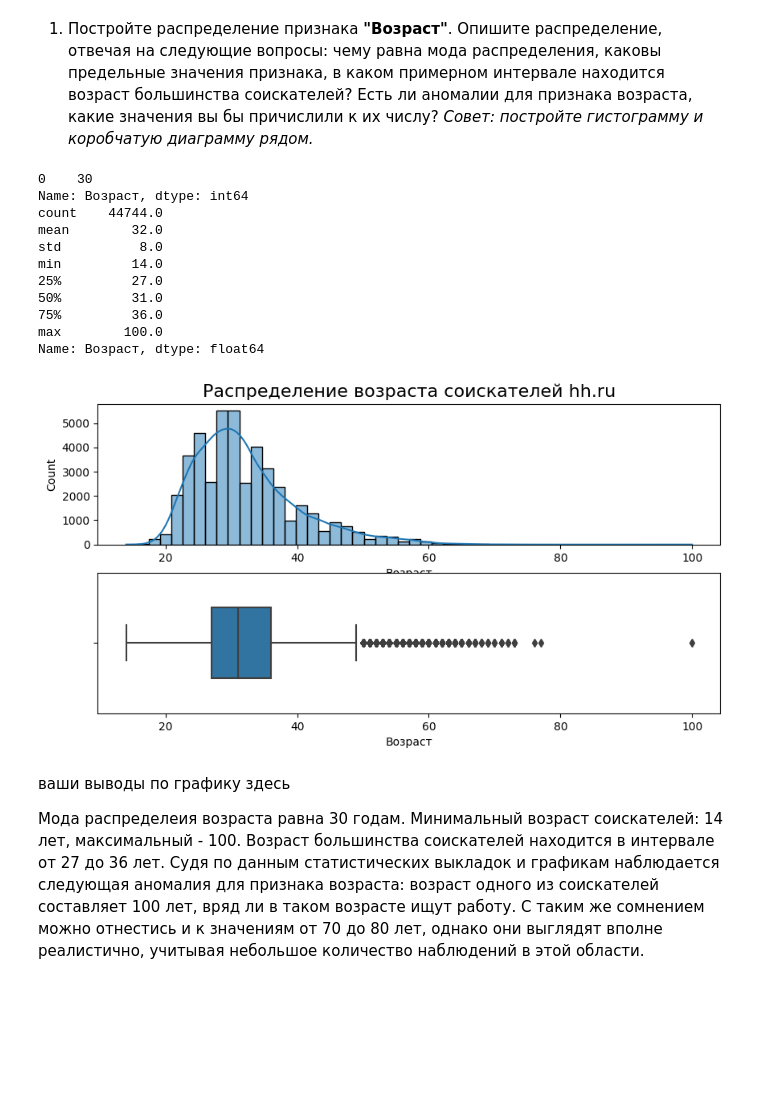
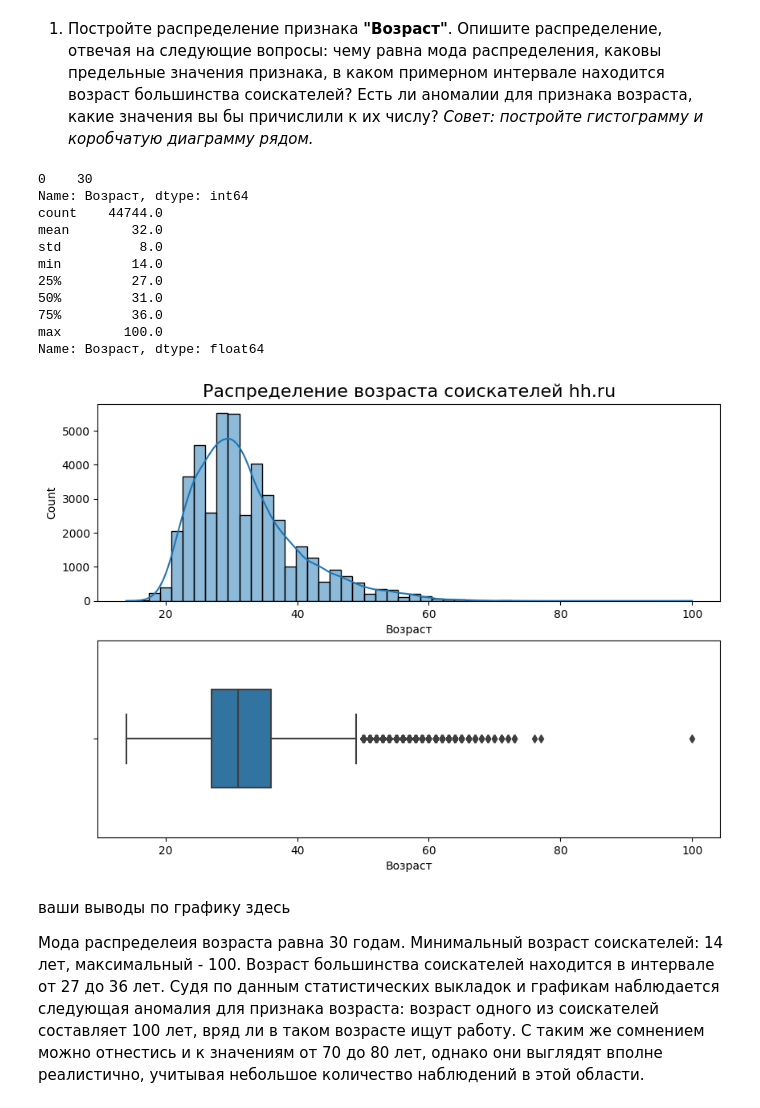
Before and after one commit to ValeriaKor/sf_data_science, a Jupyter notebook: project_1/Project-1.ipynb, the cells around one changed output. Cells and saved outputs as stored; diff of their text form; code cells hidden in the pictures; blank space fills up the shorter version.

```diff
--- a/project_1/Project-1.ipynb
+++ b/project_1/Project-1.ipynb
@@ -464,8 +464,8 @@ display(dst_database.head(3))  #    проверка результата
 exchange_rates = pd.read_csv('data/ExchangeRates.csv', sep=',')  #    чтение таблицы с курсом валют
 
 # Приведение признаков в формат 'Дата'
-dst_database['Обновление резюме'] = pd.to_datetime(dst_database['Обновление резюме']).dt.date
-exchange_rates['date'] = pd.to_datetime(exchange_rates['date']).dt.date
+dst_database['Обновление резюме'] = pd.to_datetime(dst_database['Обновление резюме'], dayfirst=True).dt.date
+exchange_rates['date'] = pd.to_datetime(exchange_rates['date'], dayfirst=True).dt.date
 
 # Создание признака 'Сумма'
 dst_currency_sum = dst_database['ЗП'].apply(lambda x: x.split(' '))
@@ -525,39 +521,39 @@ merged_df['ЗП (руб)'] = merged_df['Сумма'] * merged_df['close'] / merg
 # ваш код здесь
 
 # Построение гистограммы и коробчатой диаграммы признака 'Возраст' рядом
-fig, axes = plt.subplots(nrows=2, ncols=1, figsize=(10, 5))
+fig, axes = plt.subplots(nrows=2, ncols=1, figsize=(10, 7))
 axes[0].set_title('Распределение возраста соискателей hh.ru', fontsize=16)
 
 sns.histplot(
     data=merged_df,
     x='Возраст',
     bins=50,
     kde=True,
     ax=axes[0]
 );
 sns.boxplot(
     data=merged_df,
     x='Возраст',
     orient='h',
     width=0.5
 );
 
 # Выведение значения моды и других статистик
 print(round(merged_df['Возраст'].mode()))
 print(round(merged_df['Возраст'].describe()))
 # %% [output]
 0    30
 Name: Возраст, dtype: int64
 count    44744.0
 mean        32.0
 std          8.0
 min         14.0
 25%         27.0
 50%         31.0
 75%         36.0
 max        100.0
 Name: Возраст, dtype: float64
-[figure, old version]
+[figure, new version]
 # %% [markdown]
 ваши выводы по графику здесь
 
```
Also changed, not shown: parts of 4 cells of this notebook.
